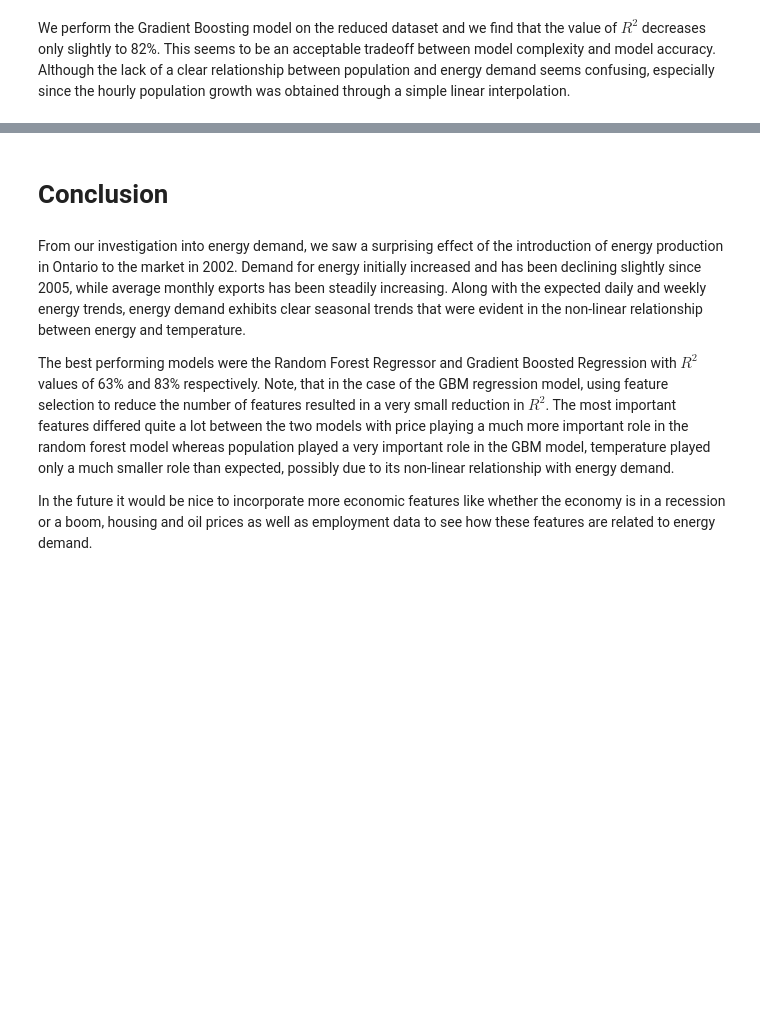
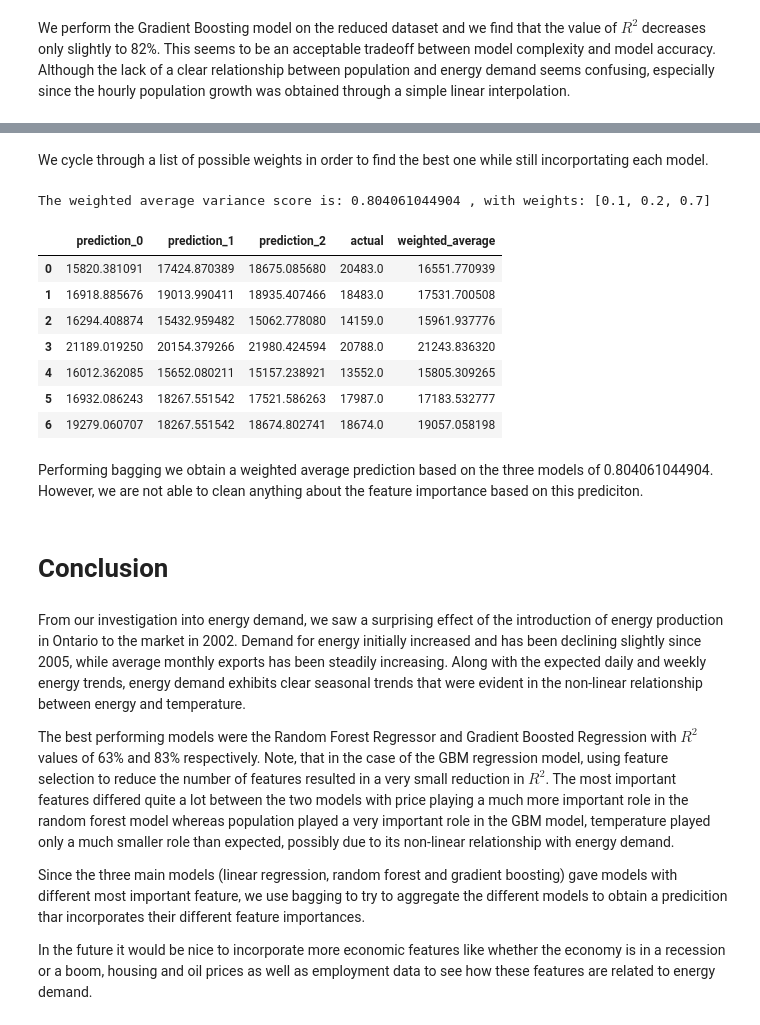
Before and after one commit to james-parks/Project2, a Jupyter notebook: CapstoneMilestoneOntarioEnergyUse.ipynb, the cells around one changed output, grey strips where cells are left out. Drawn from its saved outputs; the diff is of its cells as text; code cells hidden in the pictures; blank space fills up the shorter version.

Commit message:
updated notebook to include bagging

```diff
--- a/CapstoneMilestoneOntarioEnergyUse.ipynb
+++ b/CapstoneMilestoneOntarioEnergyUse.ipynb
@@ -1135,3 +1138,44 @@ We perform the Gradient Boosting model on the reduced dataset and we find that t
+# %%
+model_list = [linear_reg, rf_model, gbr_model]
+X=df_ml[feature_cols].values
+y=df_ml["Ontario Demand"].values
+Xtrain, Xtest, ytrain, ytest = train_test_split(X, y, test_size = 0.2, random_state=3)
+prediction_master_df = pd.DataFrame()
+for i, model in enumerate(model_list):
+    predictions= model.predict(Xtest)
+    col = "prediction_" + str(i)
+    prediction_master_df[col] = predictions
+# %% [markdown]
+We cycle through a list of possible weights in order to find the best one while still incorportating each model.
+# %%
+prediction_master_df['actual'] = ytest.copy()
+weights_list=[0.1,0.2,0.3,0.4,0.5,0.6,0.7]
+best_weights=[0.2,0.3,0.4]
+max_acc=0
+for a in weights_list:
+    for b in weights_list:
+        for c in weights_list:
+            if a+b+c==1:
+                weights=[a,b,c]
+                prediction_master_df['weighted_average'] = prediction_master_df["prediction_0"]*weights[0]+prediction_master_df["prediction_1"]*weights[1]+prediction_master_df["prediction_2"]*weights[2]
+                test_acc=explained_variance_score(ytest,prediction_master_df['weighted_average'].values)
+                if max_acc < test_acc:
+                    max_acc=test_acc
+                    best_weights=weights
+print("The weighted average variance score is:", max_acc, ", with weights:", best_weights)
+prediction_master_df.head(7)
+# %% [output]
+The weighted average variance score is: 0.804061044904 , with weights: [0.1, 0.2, 0.7]
+|  | prediction_0 | prediction_1 | prediction_2 | actual | weighted_average |
+| 0 | 15820.381091 | 17424.870389 | 18675.085680 | 20483.0 | 16551.770939 |
+| 1 | 16918.885676 | 19013.990411 | 18935.407466 | 18483.0 | 17531.700508 |
+| 2 | 16294.408874 | 15432.959482 | 15062.778080 | 14159.0 | 15961.937776 |
+| 3 | 21189.019250 | 20154.379266 | 21980.424594 | 20788.0 | 21243.836320 |
+| 4 | 16012.362085 | 15652.080211 | 15157.238921 | 13552.0 | 15805.309265 |
+| 5 | 16932.086243 | 18267.551542 | 17521.586263 | 17987.0 | 17183.532777 |
+| 6 | 19279.060707 | 18267.551542 | 18674.802741 | 18674.0 | 19057.058198 |
+# %% [markdown]
+Performing bagging we obtain a weighted average prediction based on the three models of 0.804061044904. However, we are not able to clean anything about the feature importance based on this prediciton.
 # %% [markdown]
 # Conclusion
 # %% [markdown]
@@ -1139,4 +1183,6 @@ From our investigation into energy demand, we saw a surprising effect of the int
 
 The best performing models were the Random Forest Regressor and Gradient Boosted Regression with $R^2$ values of 63% and 83% respectively. Note, that in the case of the GBM regression model, using feature selection to reduce the number of features resulted in a very small reduction in $R^2$. The most important features differed quite a lot between the two models with price playing a much more important role in the random forest model whereas population played a very important role in the GBM model, temperature played only a much smaller role than expected, possibly due to its non-linear relationship with energy demand.
 
+Since the three main models (linear regression, random forest and gradient boosting) gave models with different most important feature, we use bagging to try to aggregate the different models to obtain a predicition thar incorporates their different feature importances.
+
 In the future it would be nice to incorporate more economic features like whether the economy is in a recession or a boom, housing and oil prices as well as employment data to see how these features are related to energy demand.
```
Also changed, not shown: parts of 5 cells of this notebook.
